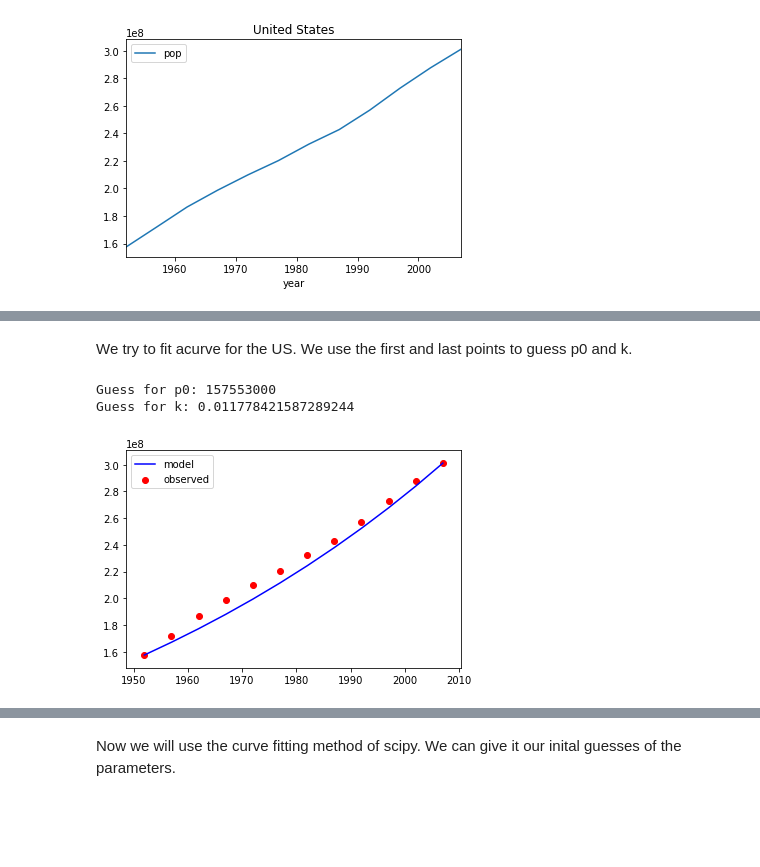
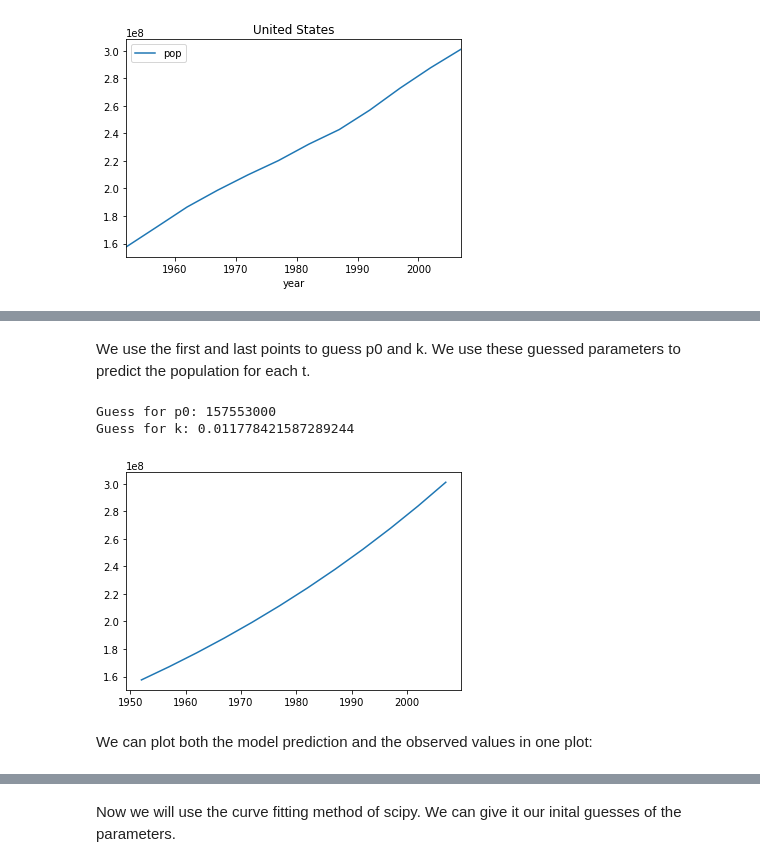
Before and after one commit to escience-academy/fitting-data-material, a Jupyter notebook: PBL-curve-fitting.ipynb, the cells around one changed output, grey strips where cells are left out. Drawn from its saved outputs; the diff is of its cells as text; code cells hidden in the pictures; blank space fills up the shorter version.

```diff
--- a/PBL-curve-fitting.ipynb
+++ b/PBL-curve-fitting.ipynb
@@ -41,0 +84,4 @@ def model_exponential(dt, p0, k):
+# %%
+df_us = gapminder[gapminder.country=='United States']
+df_us.sort_values('year')
+df_us
@@ -42,27 +111,20 @@ def model_exponential(dt, p0, k):
 # %% [markdown]
-We try to fit acurve for the US. We use the first and last points to guess p0 and k.
+We use the first and last points to guess p0 and k. We use these guessed parameters to predict the population for each t.
 # %%
-df_us = gapminder[gapminder.country=='United States'].sort_values('year')
+# Initial guess for paramters:
+p0_guessed = y_observed.min()
+k_guessed = np.log(y_observed[-1]/p0_guessed)/dt[-1]
 
-t = df_us['year'].values
-dt = t - t.min()
+print('Guess for p0: {}'.format(p0_guessed))
+print('Guess for k: {}'.format(k_guessed))
 
-y_observed = df_us['pop'].values
+y_guessed = model_exponential(dt, p0_guessed, k_guessed)
 
-# Initial guess for paramters:
-p0 = y_observed.min()
-k = np.log(y_observed[-1]/p0)/dt[-1]
-
-print('Guess for p0: {}'.format(p0))
-print('Guess for k: {}'.format(k))
-
-y_guessed = model_exponential(dt, p0, k)
-
-plt.plot(t, y_guessed, label='model', color='blue')
-plt.scatter(t, y_observed, label='observed', color='red')
-plt.legend()
+plt.plot(t, y_guessed)
 plt.show()
 # %% [output]
 Guess for p0: 157553000
 Guess for k: 0.011778421587289244
-[figure, old version]
+[figure, new version]
+# %% [markdown]
+We can plot both the model prediction and the observed values in one plot:
```
Also changed, not shown: parts of 31 cells of this notebook.
